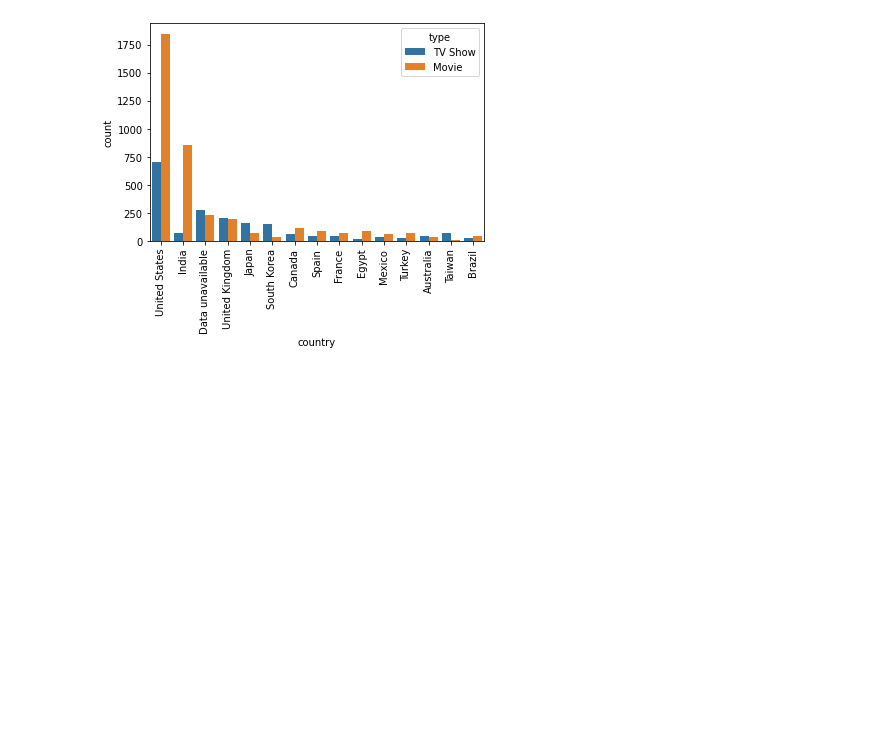
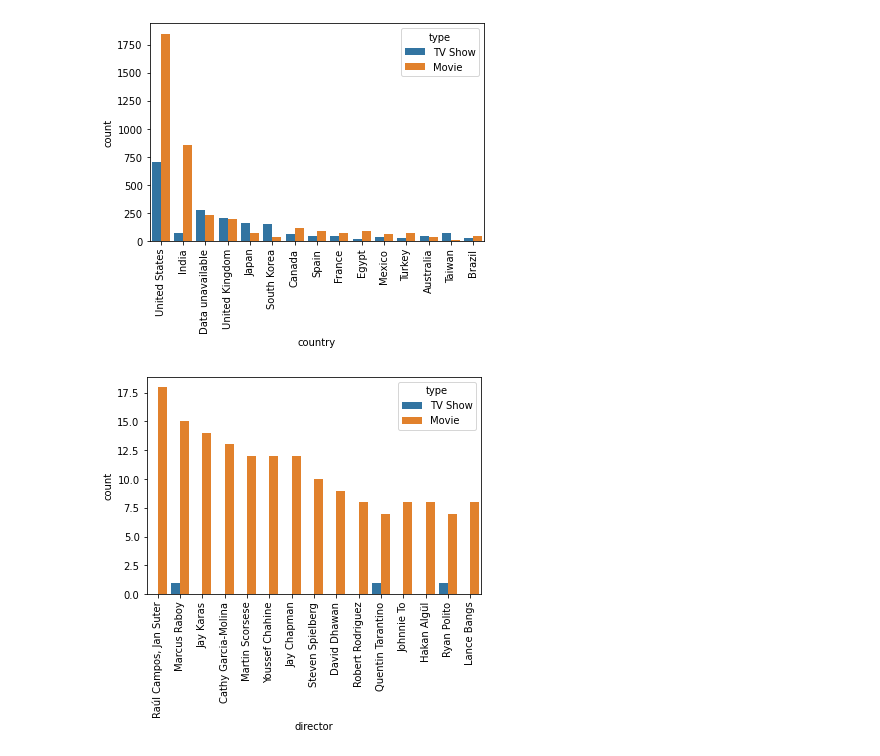
Before and after one commit to V-dit/Netflix-movies-and-tv-shows, a Jupyter notebook: NETFLIX_MOVIES_AND_TV_SHOWS_CLUSTERING.ipynb, the cells around one changed output. Drawn from its saved outputs; the diff is of its cells as text; code cells hidden in the pictures; blank space fills up the shorter version.

```diff
--- a/NETFLIX_MOVIES_AND_TV_SHOWS_CLUSTERING.ipynb
+++ b/NETFLIX_MOVIES_AND_TV_SHOWS_CLUSTERING.ipynb
@@ -259,3 +259,12 @@ plot_country.set_xticklabels(plot_country.get_xticklabels(), rotation=90)
 plt.show()
 # %% [output]
 [figure]
+# %%
+#plotting the countplot of top directors producing the movies and tv shows
+list_order1 = df.director.value_counts().index[1:16]
+plot_director = sns.countplot(data = df, x = 'director', hue = 'type',
+                                  order = list_order1)
+plot_director.set_xticklabels(plot_director.get_xticklabels(), rotation=90)
+plt.show()
+# %% [output]
+[figure, added]
```
